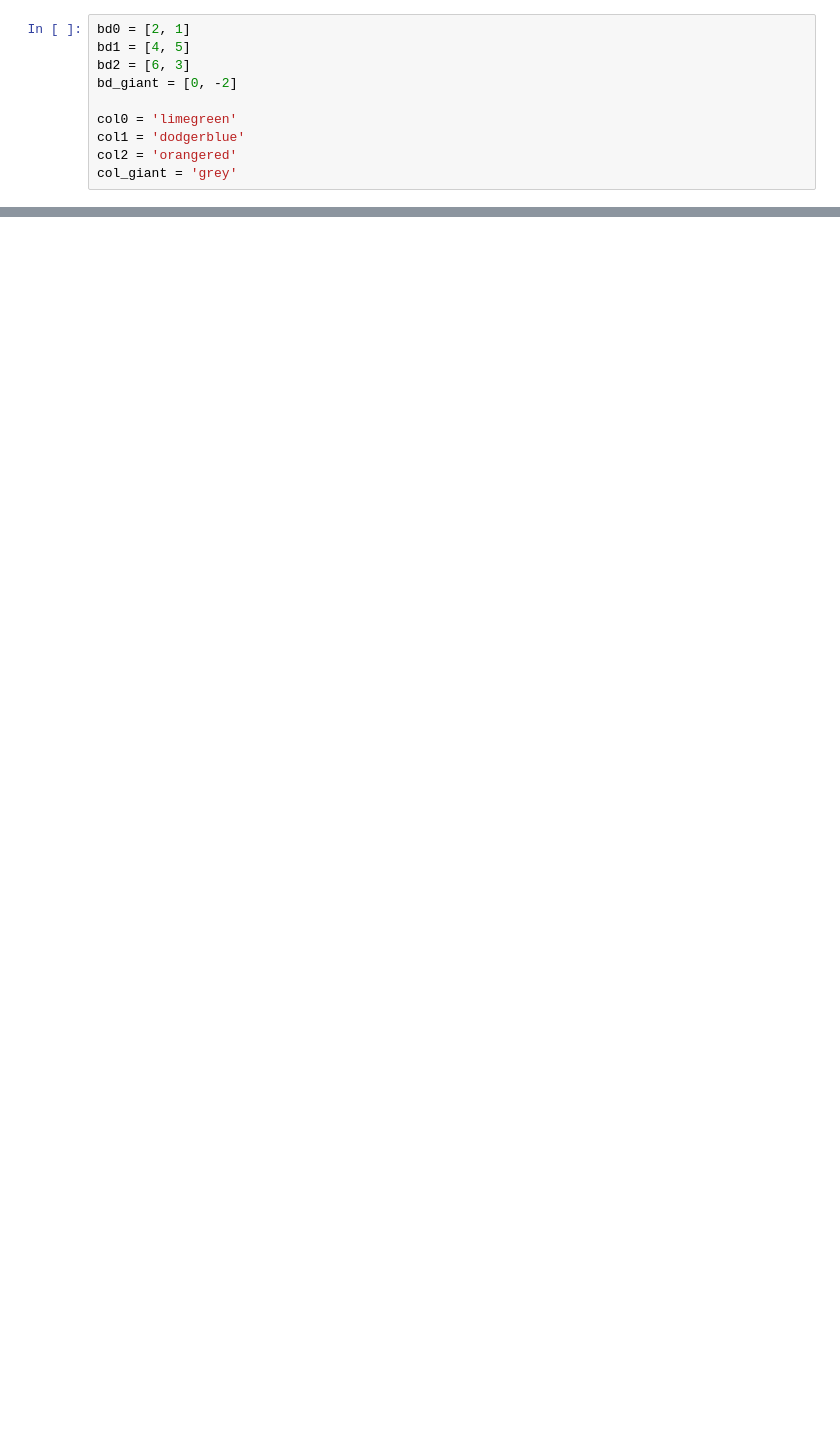
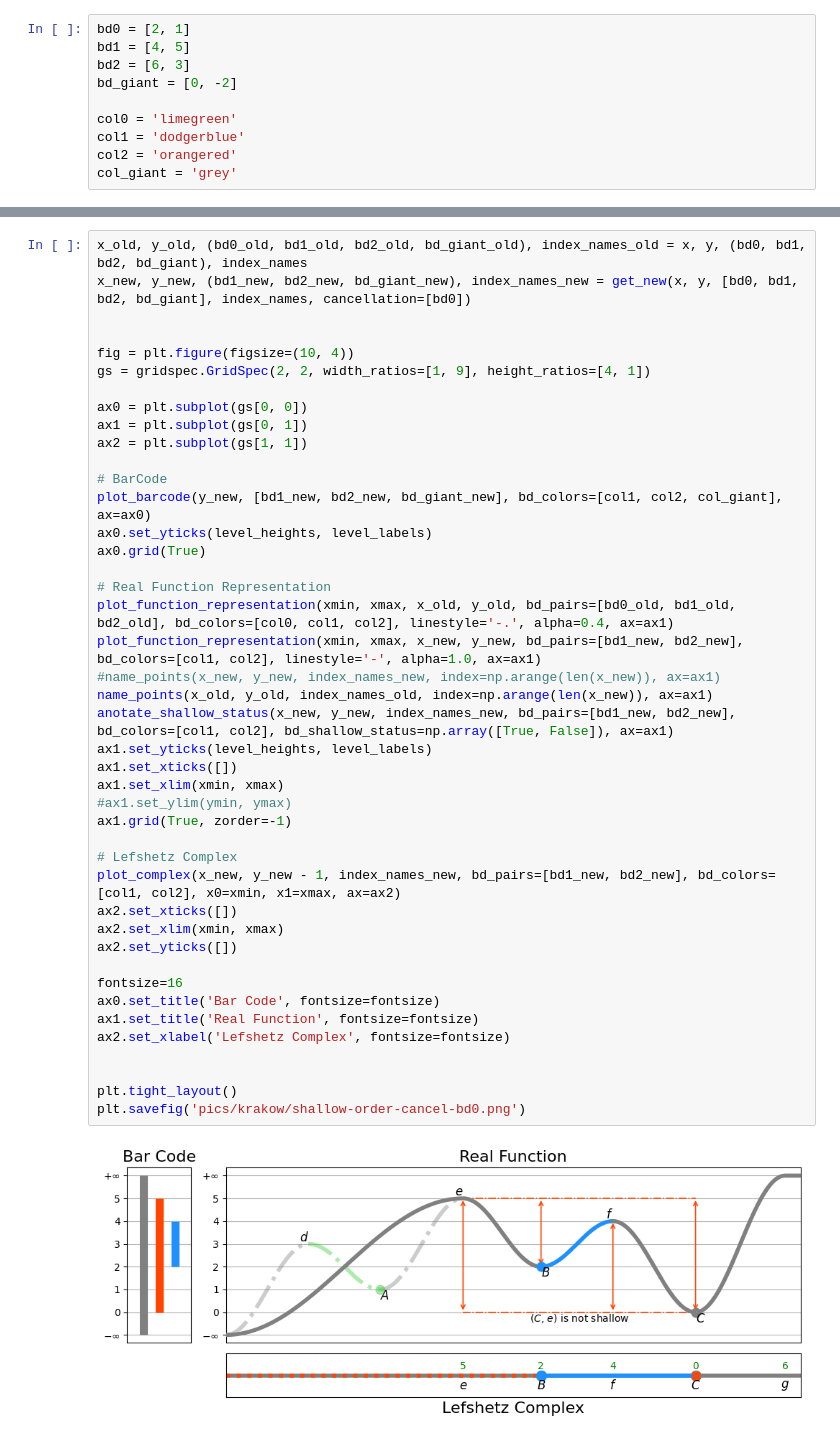
Before and after one commit to zimfv/depth-poset, a Jupyter notebook: notebooks/Poster Pictures.ipynb, the cells around one changed output, grey strips where cells are left out. Cells and saved outputs as stored; diff of their text form; blank space fills up the shorter version.

```diff
--- a/notebooks/Poster Pictures.ipynb
+++ b/notebooks/Poster Pictures.ipynb
@@ -450,0 +502,45 @@ plt.tight_layout()
+# %%
+x_old, y_old, (bd0_old, bd1_old, bd2_old, bd_giant_old), index_names_old = x, y, (bd0, bd1, bd2, bd_giant), index_names
+x_new, y_new, (bd1_new, bd2_new, bd_giant_new), index_names_new = get_new(x, y, [bd0, bd1, bd2, bd_giant], index_names, cancellation=[bd0])
+
+
+fig = plt.figure(figsize=(10, 4))
+gs = gridspec.GridSpec(2, 2, width_ratios=[1, 9], height_ratios=[4, 1])
+
+ax0 = plt.subplot(gs[0, 0])
+ax1 = plt.subplot(gs[0, 1])
+ax2 = plt.subplot(gs[1, 1])
+
+# BarCode
+plot_barcode(y_new, [bd1_new, bd2_new, bd_giant_new], bd_colors=[col1, col2, col_giant], ax=ax0)
+ax0.set_yticks(level_heights, level_labels)
+ax0.grid(True)
+
+# Real Function Representation
+plot_function_representation(xmin, xmax, x_old, y_old, bd_pairs=[bd0_old, bd1_old, bd2_old], bd_colors=[col0, col1, col2], linestyle='-.', alpha=0.4, ax=ax1)
+plot_function_representation(xmin, xmax, x_new, y_new, bd_pairs=[bd1_new, bd2_new], bd_colors=[col1, col2], linestyle='-', alpha=1.0, ax=ax1)
+#name_points(x_new, y_new, index_names_new, index=np.arange(len(x_new)), ax=ax1)
+name_points(x_old, y_old, index_names_old, index=np.arange(len(x_new)), ax=ax1)
+anotate_shallow_status(x_new, y_new, index_names_new, bd_pairs=[bd1_new, bd2_new], bd_colors=[col1, col2], bd_shallow_status=np.array([True, False]), ax=ax1)
+ax1.set_yticks(level_heights, level_labels)
+ax1.set_xticks([])
+ax1.set_xlim(xmin, xmax)
+#ax1.set_ylim(ymin, ymax)
+ax1.grid(True, zorder=-1)
+
+# Lefshetz Complex
+plot_complex(x_new, y_new - 1, index_names_new, bd_pairs=[bd1_new, bd2_new], bd_colors=[col1, col2], x0=xmin, x1=xmax, ax=ax2)
+ax2.set_xticks([])
+ax2.set_xlim(xmin, xmax)
+ax2.set_yticks([])
+
+fontsize=16
+ax0.set_title('Bar Code', fontsize=fontsize)
+ax1.set_title('Real Function', fontsize=fontsize)
+ax2.set_xlabel('Lefshetz Complex', fontsize=fontsize)
+
+
+plt.tight_layout()
+plt.savefig('pics/krakow/shallow-order-cancel-bd0.png')
+# %% [output]
+[figure, added]
```
Also changed, not shown: parts of 12 cells of this notebook.
